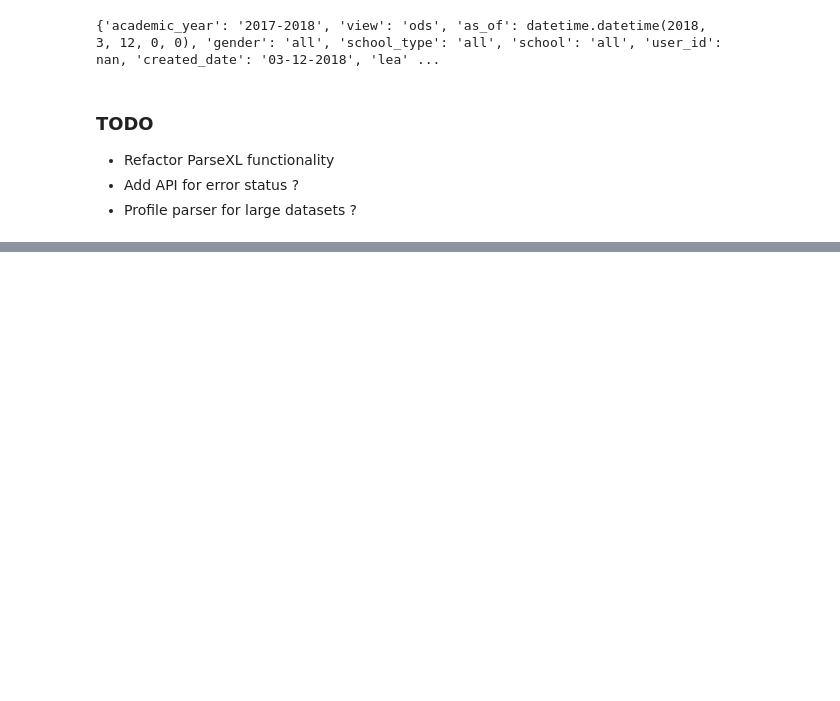
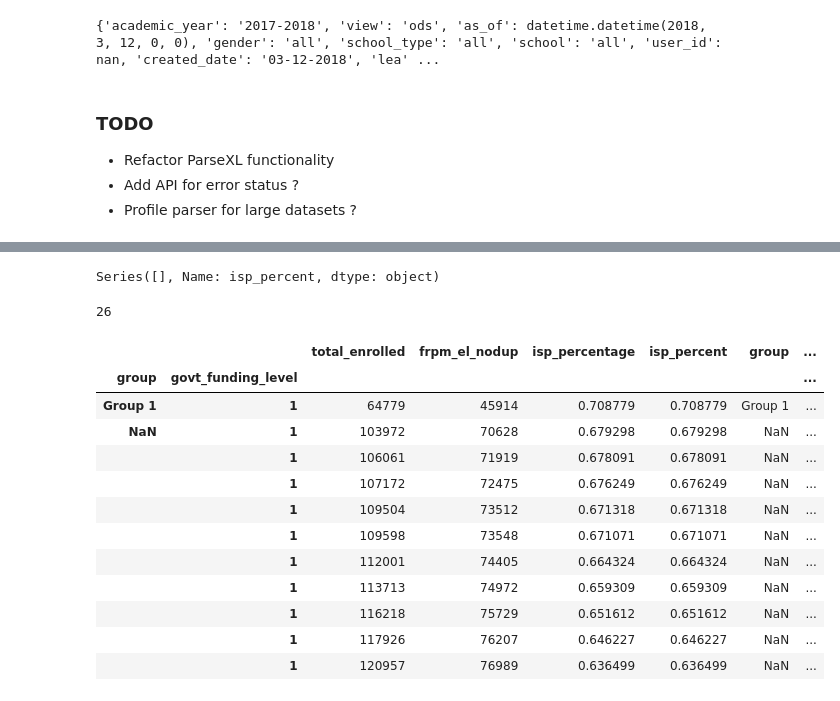
Before and after one commit to opensandiego/mealscount-backend, a Jupyter notebook: sandbox/backend_utils.ipynb, the cells around one changed output, grey strips where cells are left out. Cells and saved outputs as stored; diff of their text form; code cells hidden in the pictures; blank space fills up the shorter version.

```diff
--- a/sandbox/backend_utils.ipynb
+++ b/sandbox/backend_utils.ipynb
@@ -286,0 +358,20 @@ print(metadata)
+# %%
+mask_cumsum['isp_percent'][mask_cumsum.isp_percent > .11].tail(1)
+# %% [output]
+Series([], Name: isp_percent, dtype: object)
+# %%
+
+#rates = config.cep_rates(region=kwargs['state'])
+data['group'] = np.NaN
+
+# gives an index list of values where ISP_percent is > .825
+data['isp_percent'] = data.frpm_el_nodup / data.total_enrolled
+data.sort_values(by=['isp_percent'], inplace=True, ascending=False)
+
+top_group = data[["total_enrolled", "frpm_el_nodup"]].cumsum()
+top_group['isp_percent'] = top_group.frpm_el_nodup / top_group.total_enrolled
+one_hundred_percent_funding_indexes = top_group[top_group.isp_percent > .825].index
+
+len(one_hundred_percent_funding_indexes)
+# %% [output]
+26
@@ -286,0 +393,16 @@ print(metadata)
+# %%
+data[(data.isp_percentage > .6) & (data.isp_percentage<.825)]
+# %% [output]
+|  |  | total_enrolled | frpm_el_nodup | isp_percentage | isp_percent | group | ... |
+| group | govt_funding_level |  |  |  |  |  | ... |
+| Group 1 | 1 | 64779 | 45914 | 0.708779 | 0.708779 | Group 1 | ... |
+| NaN | 1 | 103972 | 70628 | 0.679298 | 0.679298 | NaN | ... |
+|  | 1 | 106061 | 71919 | 0.678091 | 0.678091 | NaN | ... |
+|  | 1 | 107172 | 72475 | 0.676249 | 0.676249 | NaN | ... |
+|  | 1 | 109504 | 73512 | 0.671318 | 0.671318 | NaN | ... |
+|  | 1 | 109598 | 73548 | 0.671071 | 0.671071 | NaN | ... |
+|  | 1 | 112001 | 74405 | 0.664324 | 0.664324 | NaN | ... |
+|  | 1 | 113713 | 74972 | 0.659309 | 0.659309 | NaN | ... |
+|  | 1 | 116218 | 75729 | 0.651612 | 0.651612 | NaN | ... |
+|  | 1 | 117926 | 76207 | 0.646227 | 0.646227 | NaN | ... |
+|  | 1 | 120957 | 76989 | 0.636499 | 0.636499 | NaN | ... |
```
Also changed, not shown: parts of 15 cells of this notebook, 14 other files.
